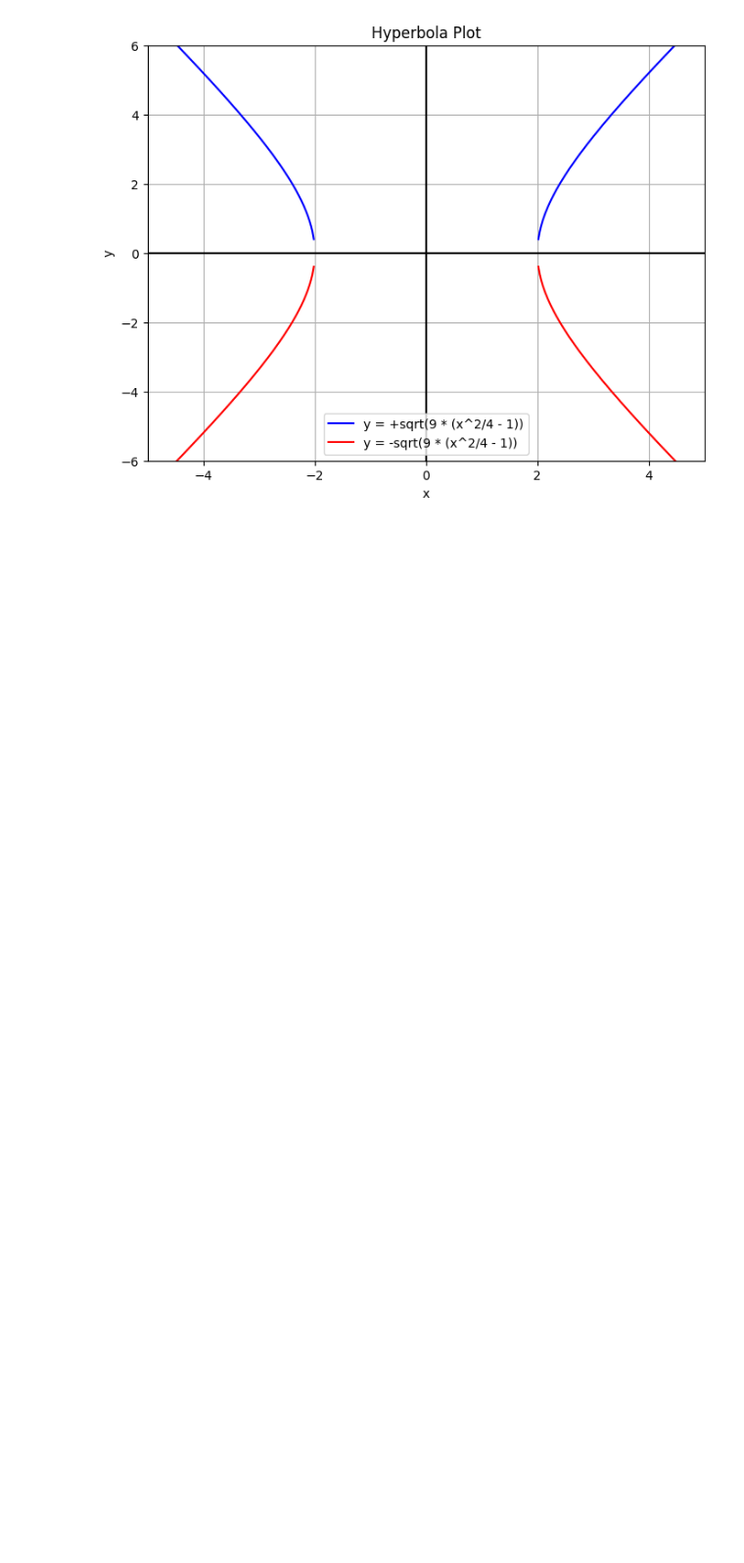
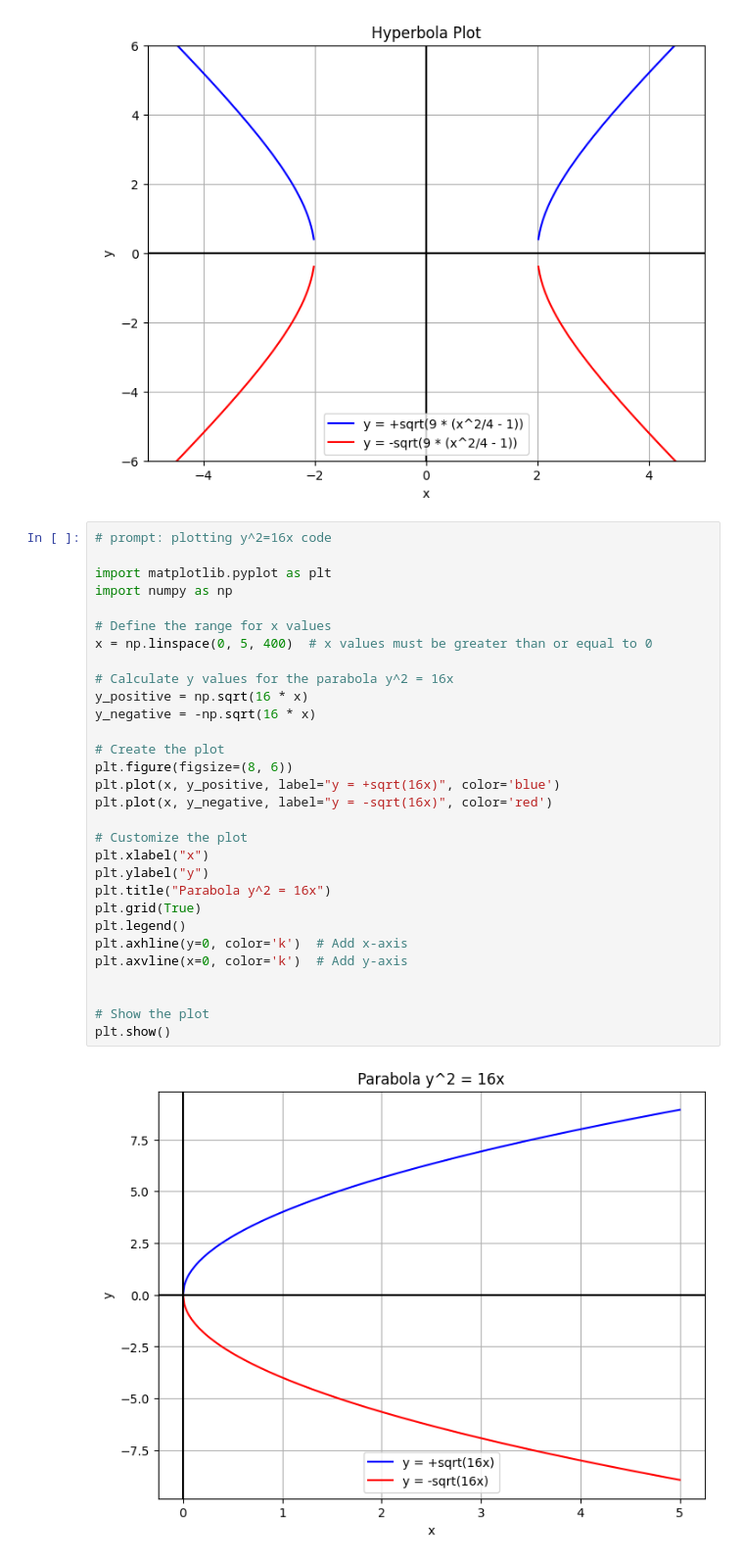
Before and after one commit to monir430474/moniredge, a Jupyter notebook: Untitled8.ipynb, the cells around one changed output. Shown: that part at 98% size. Saved outputs shown, nothing was run; the diff lists cells and outputs as text; blank space fills up the shorter version.

```diff
--- a/Untitled8.ipynb
+++ b/Untitled8.ipynb
@@ -37,3 +37,35 @@ plt.ylim([-6, 6])  # Adjust y-limits as needed
 plt.show()
 # %% [output]
 [figure]
+# %%
+# prompt: plotting y^2=16x code
+
+import matplotlib.pyplot as plt
+import numpy as np
+
+# Define the range for x values
+x = np.linspace(0, 5, 400)  # x values must be greater than or equal to 0
+
+# Calculate y values for the parabola y^2 = 16x
+y_positive = np.sqrt(16 * x)
+y_negative = -np.sqrt(16 * x)
+
+# Create the plot
+plt.figure(figsize=(8, 6))
+plt.plot(x, y_positive, label="y = +sqrt(16x)", color='blue')
+plt.plot(x, y_negative, label="y = -sqrt(16x)", color='red')
+
+# Customize the plot
+plt.xlabel("x")
+plt.ylabel("y")
+plt.title("Parabola y^2 = 16x")
+plt.grid(True)
+plt.legend()
+plt.axhline(y=0, color='k')  # Add x-axis
+plt.axvline(x=0, color='k')  # Add y-axis
+
+
+# Show the plot
+plt.show()
+# %% [output]
+[figure, added]
```
